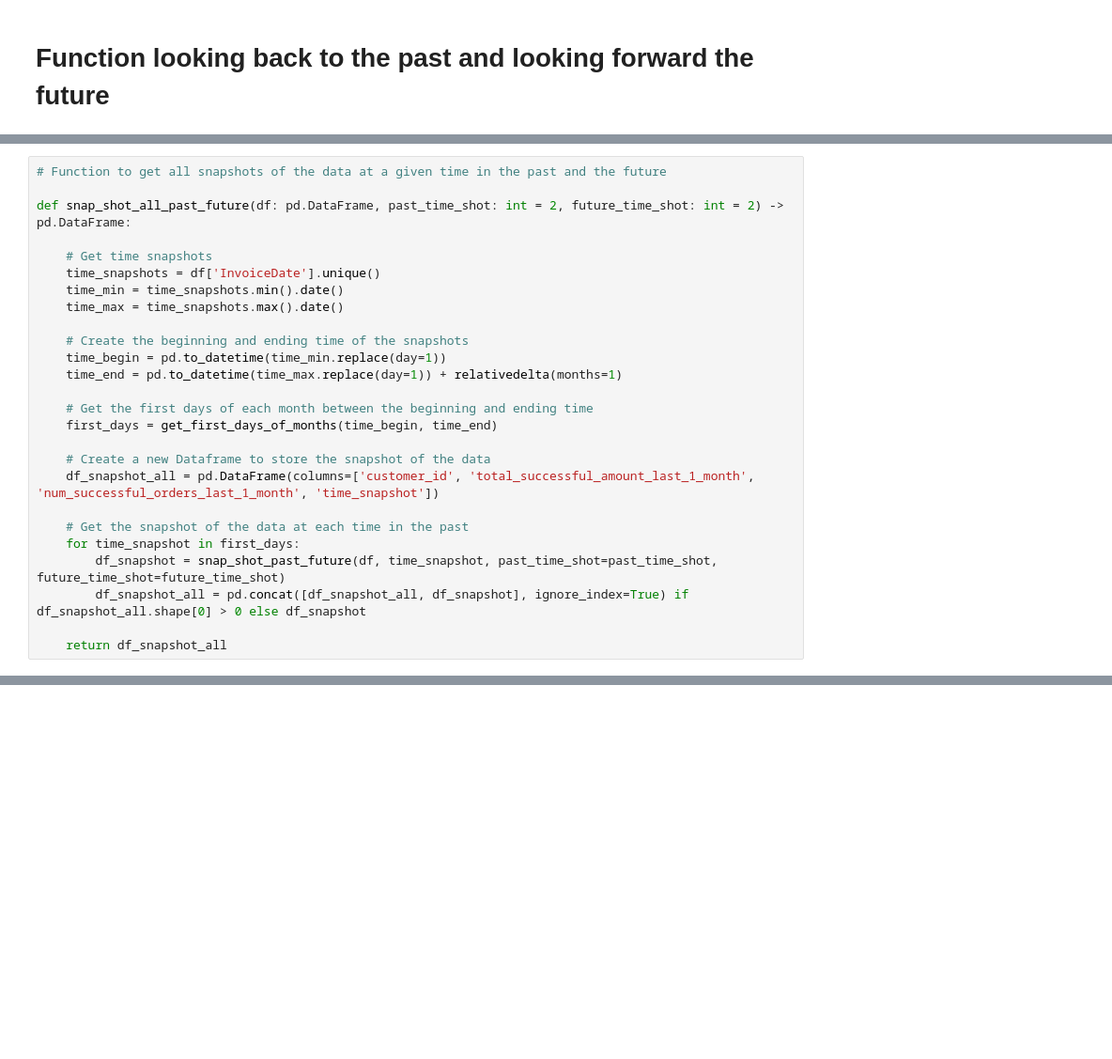
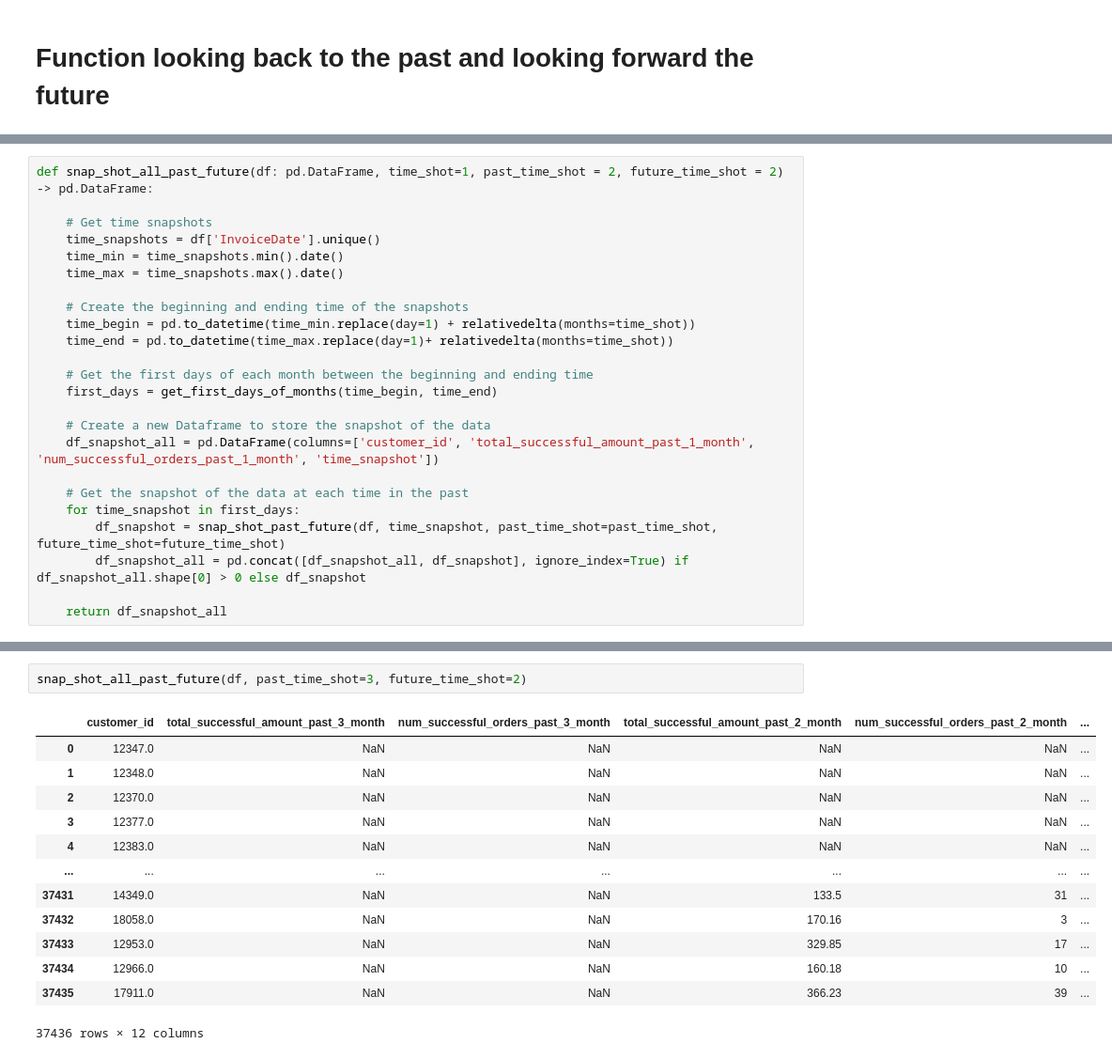
Before and after one commit to tranvohuy/statistical-learning-public, a Jupyter notebook: notebooks/08-pipeline-snapshot.ipynb, the cells around one changed output, grey strips where cells are left out. Shown at 94% size. Saved outputs shown, nothing was run; the diff lists cells and outputs as text; blank space fills up the shorter version.

```diff
--- a/notebooks/08-pipeline-snapshot.ipynb
+++ b/notebooks/08-pipeline-snapshot.ipynb
@@ -191,7 +334,5 @@ def snap_shot_past_future(df: pd.DataFrame, snapshot_time: datetime.datetime, pa
 # %%
-# Function to get all snapshots of the data at a given time in the past and the future
-
-def snap_shot_all_past_future(df: pd.DataFrame, past_time_shot: int = 2, future_time_shot: int = 2) -> pd.DataFrame:
+def snap_shot_all_past_future(df: pd.DataFrame, time_shot=1, past_time_shot = 2, future_time_shot = 2) -> pd.DataFrame:
 
     # Get time snapshots
     time_snapshots = df['InvoiceDate'].unique()
@@ -199,14 +340,14 @@ def snap_shot_all_past_future(df: pd.DataFrame, past_time_shot: int = 2, future_
     time_max = time_snapshots.max().date()
 
     # Create the beginning and ending time of the snapshots
-    time_begin = pd.to_datetime(time_min.replace(day=1))
-    time_end = pd.to_datetime(time_max.replace(day=1)) + relativedelta(months=1)
+    time_begin = pd.to_datetime(time_min.replace(day=1) + relativedelta(months=time_shot))
+    time_end = pd.to_datetime(time_max.replace(day=1)+ relativedelta(months=time_shot))
 
     # Get the first days of each month between the beginning and ending time
     first_days = get_first_days_of_months(time_begin, time_end)
 
     # Create a new Dataframe to store the snapshot of the data
-    df_snapshot_all = pd.DataFrame(columns=['customer_id', 'total_successful_amount_last_1_month', 'num_successful_orders_last_1_month', 'time_snapshot'])
+    df_snapshot_all = pd.DataFrame(columns=['customer_id', 'total_successful_amount_past_1_month', 'num_successful_orders_past_1_month', 'time_snapshot'])
 
     # Get the snapshot of the data at each time in the past
     for time_snapshot in first_days:
@@ -234,0 +358,16 @@ snap_shot_all_past_future(df, 2, 2) # Two months in the past and two months in t
+# %%
+snap_shot_all_past_future(df, past_time_shot=3, future_time_shot=2)
+# %% [output]
+|  | customer_id | total_successful_amount_past_3_month | num_successful_orders_past_3_month | total_successful_amount_past_2_month | num_successful_orders_past_2_month | ... |
+| 0 | 12347.0 | NaN | NaN | NaN | NaN | ... |
+| 1 | 12348.0 | NaN | NaN | NaN | NaN | ... |
+| 2 | 12370.0 | NaN | NaN | NaN | NaN | ... |
+| 3 | 12377.0 | NaN | NaN | NaN | NaN | ... |
+| 4 | 12383.0 | NaN | NaN | NaN | NaN | ... |
+| ... | ... | ... | ... | ... | ... | ... |
+| 37431 | 14349.0 | NaN | NaN | 133.5 | 31 | ... |
+| 37432 | 18058.0 | NaN | NaN | 170.16 | 3 | ... |
+| 37433 | 12953.0 | NaN | NaN | 329.85 | 17 | ... |
+| 37434 | 12966.0 | NaN | NaN | 160.18 | 10 | ... |
+| 37435 | 17911.0 | NaN | NaN | 366.23 | 39 | ... |
+37436 rows × 12 columns
```
Also changed, not shown: parts of 13 cells of this notebook.
